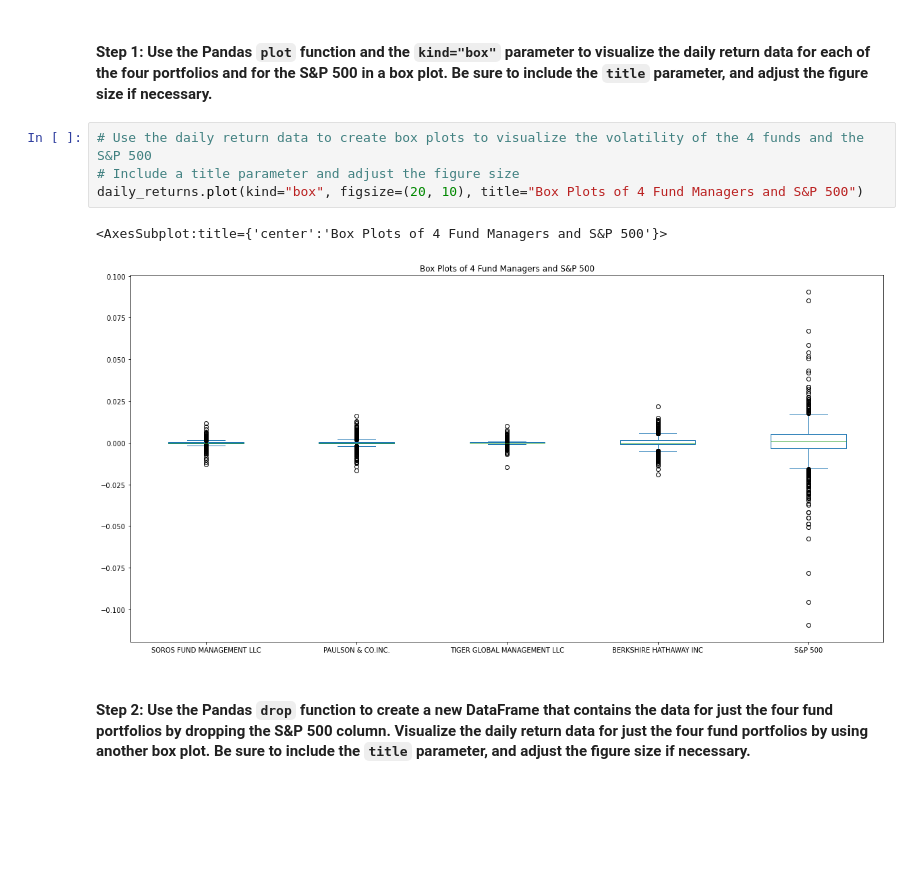
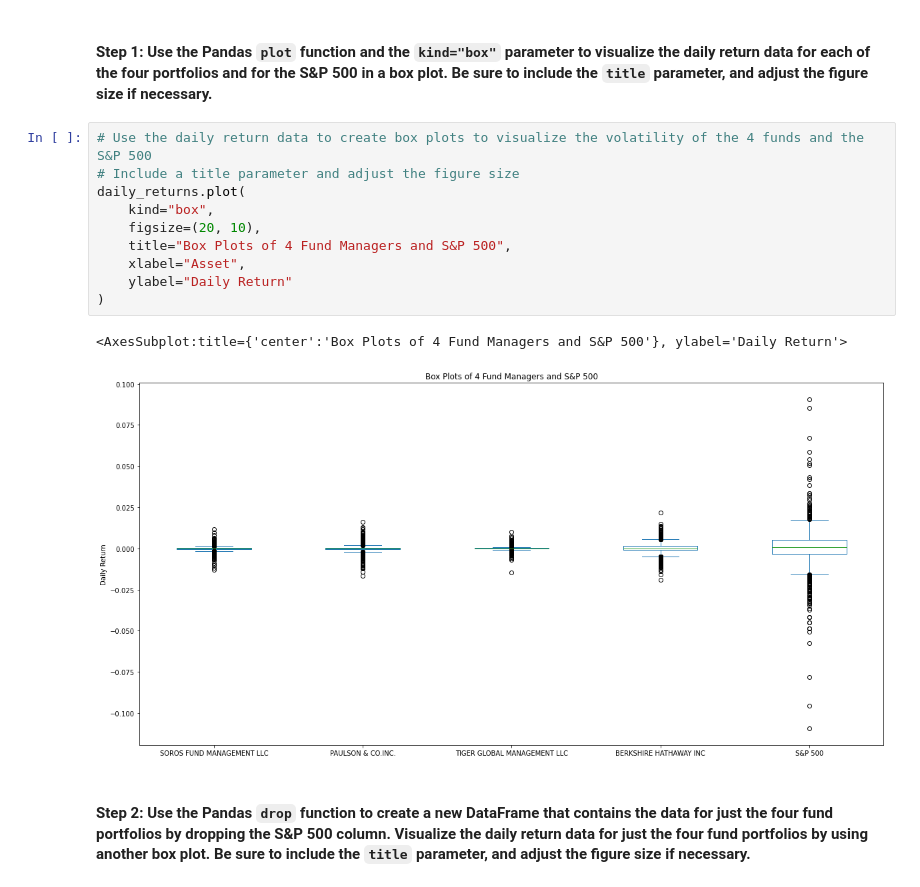
Before and after one commit to kheller18/retirement-portfolio-planning, a Jupyter notebook: risk_return_analysis.ipynb, the cells around one changed output. Cells and saved outputs as stored; diff of their text form; blank space fills up the shorter version.

```diff
--- a/risk_return_analysis.ipynb
+++ b/risk_return_analysis.ipynb
@@ -202,10 +211,16 @@ Analyze the volatility of each of the four fund portfolios and of the S&P 500 In
 # %%
 # Use the daily return data to create box plots to visualize the volatility of the 4 funds and the S&P 500
 # Include a title parameter and adjust the figure size
-daily_returns.plot(kind="box", figsize=(20, 10), title="Box Plots of 4 Fund Managers and S&P 500")
+daily_returns.plot(
+    kind="box",
+    figsize=(20, 10),
+    title="Box Plots of 4 Fund Managers and S&P 500",
+    xlabel="Asset",
+    ylabel="Daily Return"
+)
 # %% [output]
-<AxesSubplot:title={'center':'Box Plots of 4 Fund Managers and S&P 500'}>
+<AxesSubplot:title={'center':'Box Plots of 4 Fund Managers and S&P 500'}, ylabel='Daily Return'>
-[figure, old version]
+[figure, new version]
 # %% [markdown]
 #### Step 2: Use the Pandas `drop` function to create a new DataFrame that contains the data for just the four fund portfolios by dropping the S&P 500 column. Visualize the daily return data for just the four fund portfolios by using another box plot. Be sure to include the `title` parameter, and adjust the figure size if necessary.
 # %%
```
Also changed, not shown: parts of 7 cells of this notebook, 1 other file.
